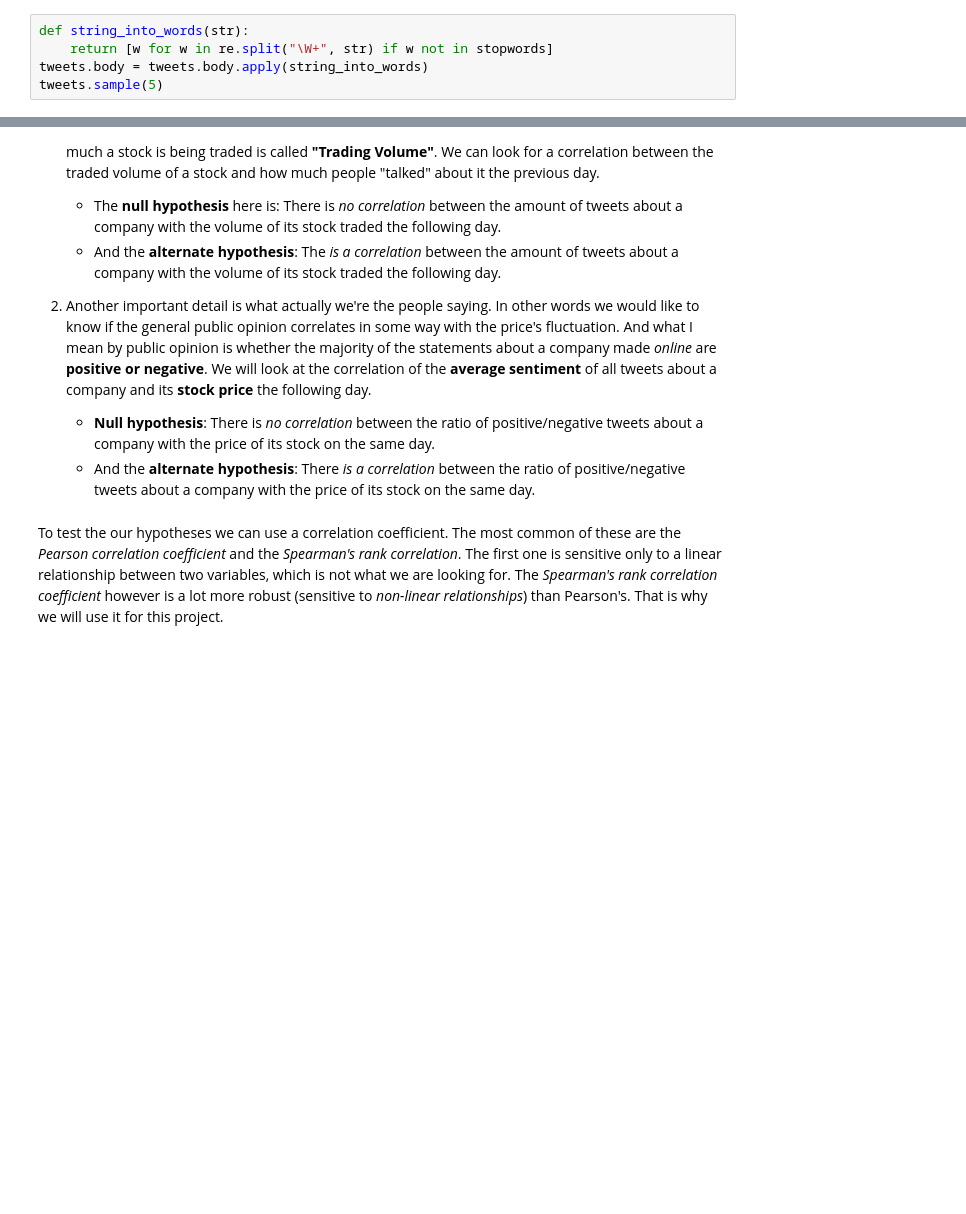
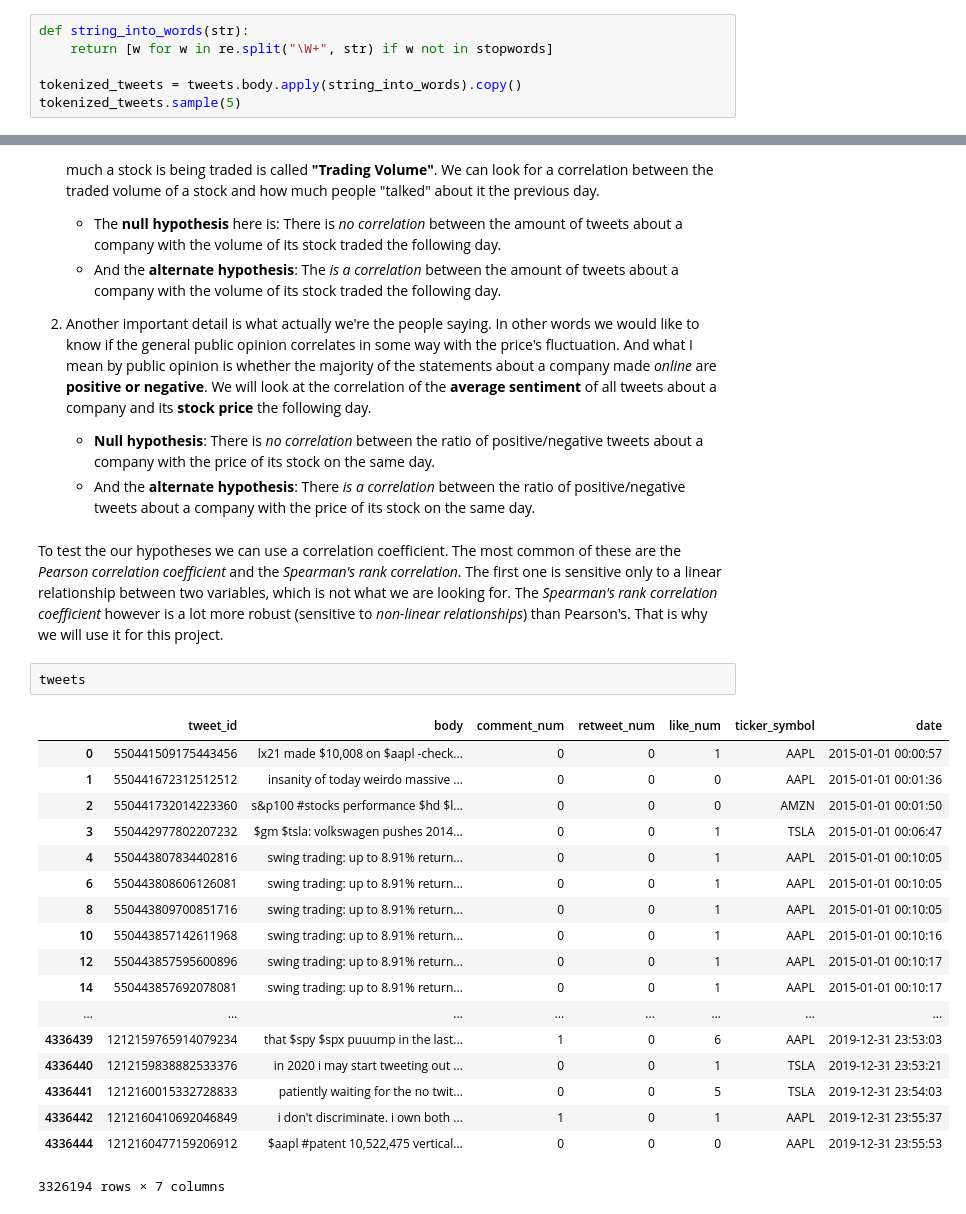
Before and after one commit to Kaloyan-Dimitrov/softuni-data-science-final-project, a Jupyter notebook: Tweets and a company's market value.ipynb, the cells around one changed output, grey strips where cells are left out. Saved outputs shown, nothing was run; the diff lists cells and outputs as text; blank space fills up the shorter version.

Commit message:
Moved tokenized tweets for text analysis into a different variable

```diff
--- a/Tweets and a company's market value.ipynb
+++ b/Tweets and a company's market value.ipynb
@@ -206,6 +206,7 @@ Now let's split the text into single words and remove all the stopwords from it.
 # %%
 def string_into_words(str):
     return [w for w in re.split("\W+", str) if w not in stopwords]
-tweets.body = tweets.body.apply(string_into_words)
-tweets.sample(5)
+
+tokenized_tweets = tweets.body.apply(string_into_words).copy()
+tokenized_tweets.sample(5)
 # %% [output]
@@ -285,3 +286,24 @@ There are two main ways that social media could affect the market.
        * And the **alternate hypothesis**: There *is a correlation* between the ratio of positive/negative tweets about a company with the price of its stock on the same day.
 # %% [markdown]
 To test the our hypotheses we can use a correlation coefficient. The most common of these are the *Pearson correlation coefficient* and the *Spearman's rank correlation*. The first one is sensitive only to a linear relationship between two variables, which is not what we are looking for. The *Spearman's rank correlation coefficient* however is a lot more robust (sensitive to *non-linear relationships*) than Pearson's. That is why we will use it for this project.
+# %%
+tweets
+# %% [output]
+|  | tweet_id | body | comment_num | retweet_num | like_num | ticker_symbol | date |
+| 0 | 550441509175443456 | lx21 made $10,008 on $aapl -check... | 0 | 0 | 1 | AAPL | 2015-01-01 00:00:57 |
+| 1 | 550441672312512512 | insanity of today weirdo massive ... | 0 | 0 | 0 | AAPL | 2015-01-01 00:01:36 |
+| 2 | 550441732014223360 | s&p100 #stocks performance $hd $l... | 0 | 0 | 0 | AMZN | 2015-01-01 00:01:50 |
+| 3 | 550442977802207232 | $gm $tsla: volkswagen pushes 2014... | 0 | 0 | 1 | TSLA | 2015-01-01 00:06:47 |
+| 4 | 550443807834402816 | swing trading: up to 8.91% return... | 0 | 0 | 1 | AAPL | 2015-01-01 00:10:05 |
+| 6 | 550443808606126081 | swing trading: up to 8.91% return... | 0 | 0 | 1 | AAPL | 2015-01-01 00:10:05 |
+| 8 | 550443809700851716 | swing trading: up to 8.91% return... | 0 | 0 | 1 | AAPL | 2015-01-01 00:10:05 |
+| 10 | 550443857142611968 | swing trading: up to 8.91% return... | 0 | 0 | 1 | AAPL | 2015-01-01 00:10:16 |
+| 12 | 550443857595600896 | swing trading: up to 8.91% return... | 0 | 0 | 1 | AAPL | 2015-01-01 00:10:17 |
+| 14 | 550443857692078081 | swing trading: up to 8.91% return... | 0 | 0 | 1 | AAPL | 2015-01-01 00:10:17 |
+| ... | ... | ... | ... | ... | ... | ... | ... |
+| 4336439 | 1212159765914079234 | that $spy $spx puuump in the last... | 1 | 0 | 6 | AAPL | 2019-12-31 23:53:03 |
+| 4336440 | 1212159838882533376 | in 2020 i may start tweeting out ... | 0 | 0 | 1 | TSLA | 2019-12-31 23:53:21 |
+| 4336441 | 1212160015332728833 | patiently waiting for the no twit... | 0 | 0 | 5 | TSLA | 2019-12-31 23:54:03 |
+| 4336442 | 1212160410692046849 | i don't discriminate. i own both ... | 1 | 0 | 1 | AAPL | 2019-12-31 23:55:37 |
+| 4336444 | 1212160477159206912 | $aapl #patent 10,522,475 vertical... | 0 | 0 | 0 | AAPL | 2019-12-31 23:55:53 |
+3326194 rows × 7 columns
```
Also changed, not shown: parts of 11 cells of this notebook.
